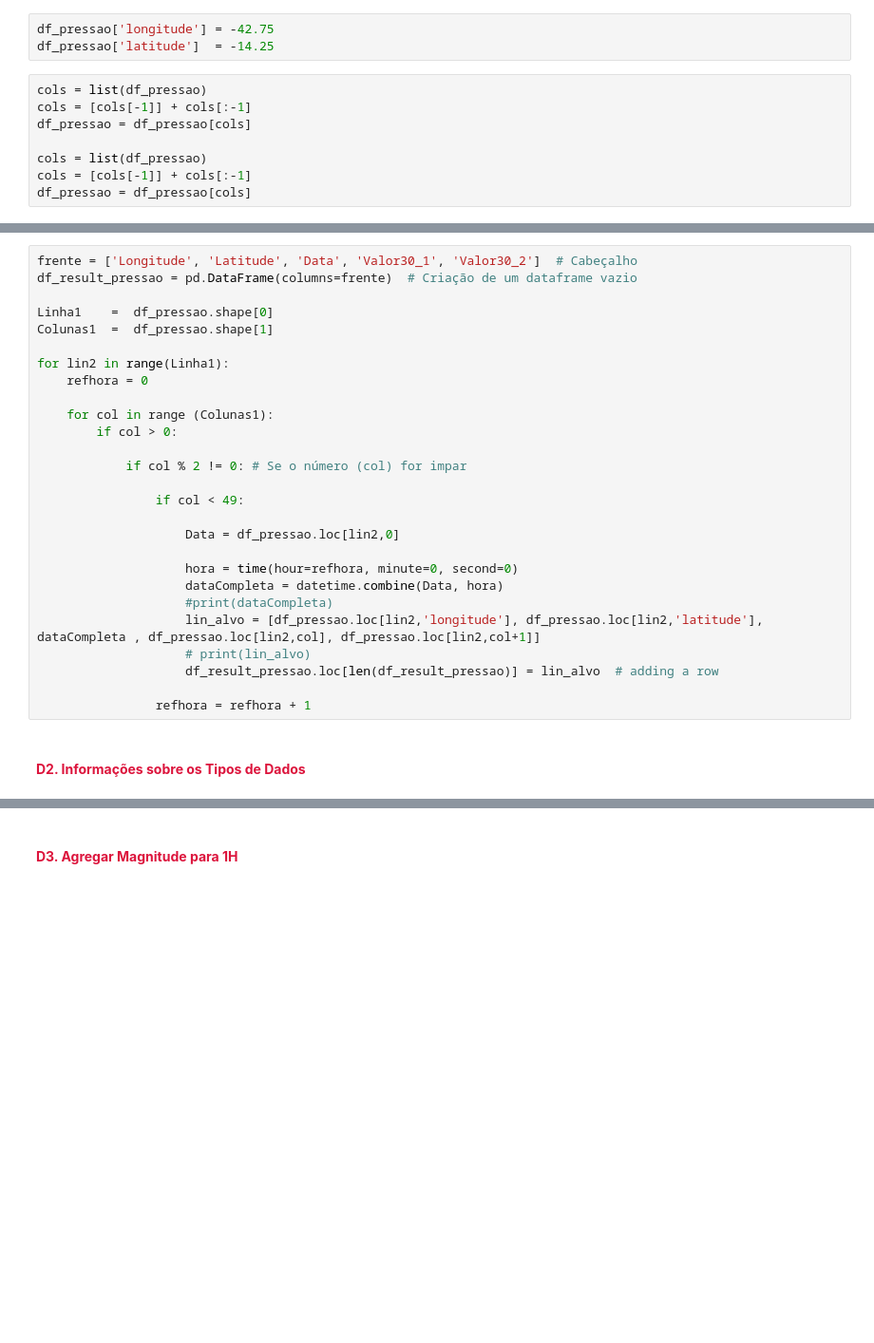
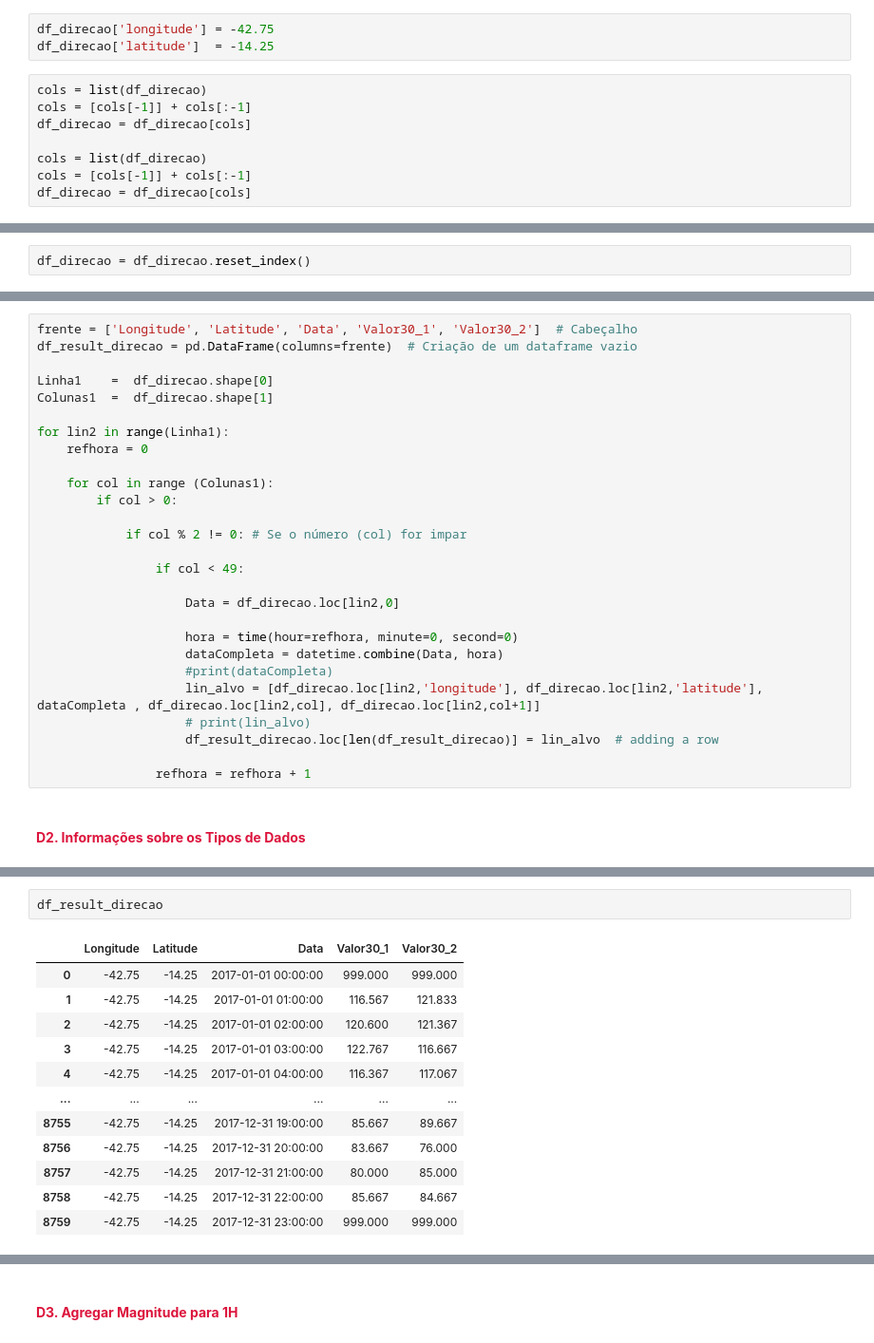
Before and after one commit to sergioopereira/AI, a Jupyter notebook: mod4_redes_neurais/Code/NovoDataPrep/01_DirecaoVerificada_v1.ipynb, the cells around one changed output, grey strips where cells are left out. Shown: that part at 95% size. Saved outputs shown, nothing was run; the diff lists cells and outputs as text; blank space fills up the shorter version.

```diff
--- a/mod4_redes_neurais/Code/NovoDataPrep/01_DirecaoVerificada_v1.ipynb
+++ b/mod4_redes_neurais/Code/NovoDataPrep/01_DirecaoVerificada_v1.ipynb
@@ -39,11 +48,11 @@ df_pressao = df_pressao.drop(df_pressao[df_pressao[0] < '2017-01-01'].index)
 # %%
-df_pressao['longitude'] = -42.75
-df_pressao['latitude']  = -14.25
+df_direcao['longitude'] = -42.75
+df_direcao['latitude']  = -14.25
 # %%
-cols = list(df_pressao)
+cols = list(df_direcao)
 cols = [cols[-1]] + cols[:-1]
-df_pressao = df_pressao[cols]
+df_direcao = df_direcao[cols]
 
-cols = list(df_pressao)
+cols = list(df_direcao)
 cols = [cols[-1]] + cols[:-1]
-df_pressao = df_pressao[cols]
+df_direcao = df_direcao[cols]
@@ -52,13 +59,15 @@ df_pressao = df_pressao.reset_index()
+# %%
+df_direcao = df_direcao.reset_index()
 # %% [markdown]
 ### **D) Formatação dos Dados**
 # %% [markdown]
 #### <span style="color:#DC143C"> **D1. Migrar os dados para o Formato**
 # %%
 frente = ['Longitude', 'Latitude', 'Data', 'Valor30_1', 'Valor30_2']  # Cabeçalho
-df_result_pressao = pd.DataFrame(columns=frente)  # Criação de um dataframe vazio
+df_result_direcao = pd.DataFrame(columns=frente)  # Criação de um dataframe vazio
 
-Linha1    =  df_pressao.shape[0]
-Colunas1  =  df_pressao.shape[1]
+Linha1    =  df_direcao.shape[0]
+Colunas1  =  df_direcao.shape[1]
 
 for lin2 in range(Linha1):
     refhora = 0
@@ -70,14 +79,14 @@ for lin2 in range(Linha1):
 
                 if col < 49:
 
-                    Data = df_pressao.loc[lin2,0]
+                    Data = df_direcao.loc[lin2,0]
 
                     hora = time(hour=refhora, minute=0, second=0)
                     dataCompleta = datetime.combine(Data, hora)
                     #print(dataCompleta)
-                    lin_alvo = [df_pressao.loc[lin2,'longitude'], df_pressao.loc[lin2,'latitude'], dataCompleta , df_pressao.loc[lin2,col], df_pressao.loc[lin2,col+1]]
+                    lin_alvo = [df_direcao.loc[lin2,'longitude'], df_direcao.loc[lin2,'latitude'], dataCompleta , df_direcao.loc[lin2,col], df_direcao.loc[lin2,col+1]]
                     # print(lin_alvo)
-                    df_result_pressao.loc[len(df_result_pressao)] = lin_alvo  # adding a row
+                    df_result_direcao.loc[len(df_result_direcao)] = lin_alvo  # adding a row
 
                 refhora = refhora + 1
 # %% [markdown]
@@ -134,0 +118,15 @@ df_result_pressao = df_result_pressao.drop(df_result_pressao[df_result_pressao['
+# %%
+df_result_direcao
+# %% [output]
+|  | Longitude | Latitude | Data | Valor30_1 | Valor30_2 |
+| 0 | -42.75 | -14.25 | 2017-01-01 00:00:00 | 999.000 | 999.000 |
+| 1 | -42.75 | -14.25 | 2017-01-01 01:00:00 | 116.567 | 121.833 |
+| 2 | -42.75 | -14.25 | 2017-01-01 02:00:00 | 120.600 | 121.367 |
+| 3 | -42.75 | -14.25 | 2017-01-01 03:00:00 | 122.767 | 116.667 |
+| 4 | -42.75 | -14.25 | 2017-01-01 04:00:00 | 116.367 | 117.067 |
+| ... | ... | ... | ... | ... | ... |
+| 8755 | -42.75 | -14.25 | 2017-12-31 19:00:00 | 85.667 | 89.667 |
+| 8756 | -42.75 | -14.25 | 2017-12-31 20:00:00 | 83.667 | 76.000 |
+| 8757 | -42.75 | -14.25 | 2017-12-31 21:00:00 | 80.000 | 85.000 |
+| 8758 | -42.75 | -14.25 | 2017-12-31 22:00:00 | 85.667 | 84.667 |
+| 8759 | -42.75 | -14.25 | 2017-12-31 23:00:00 | 999.000 | 999.000 |
```
Also changed, not shown: parts of 30 cells of this notebook.
